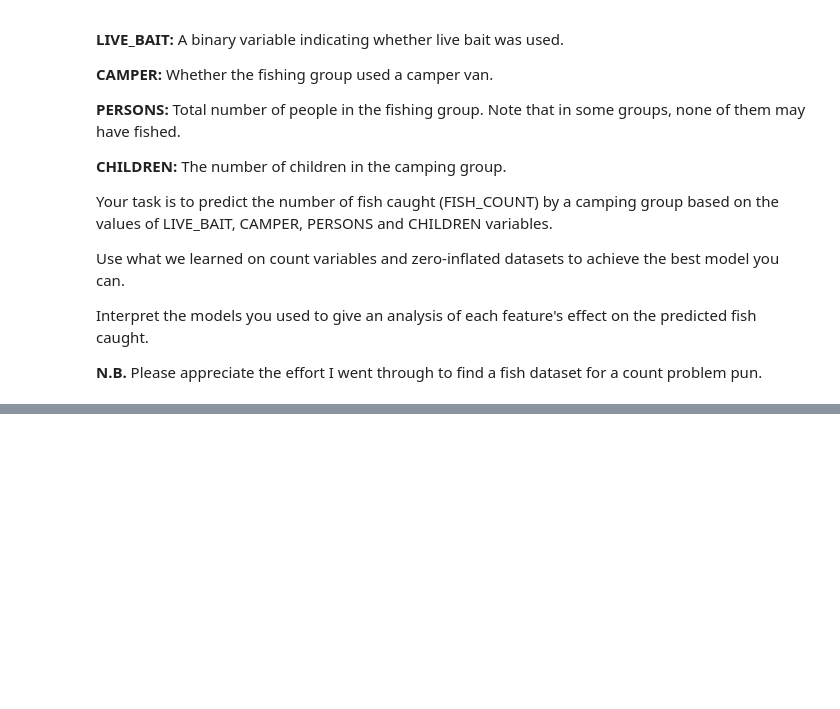
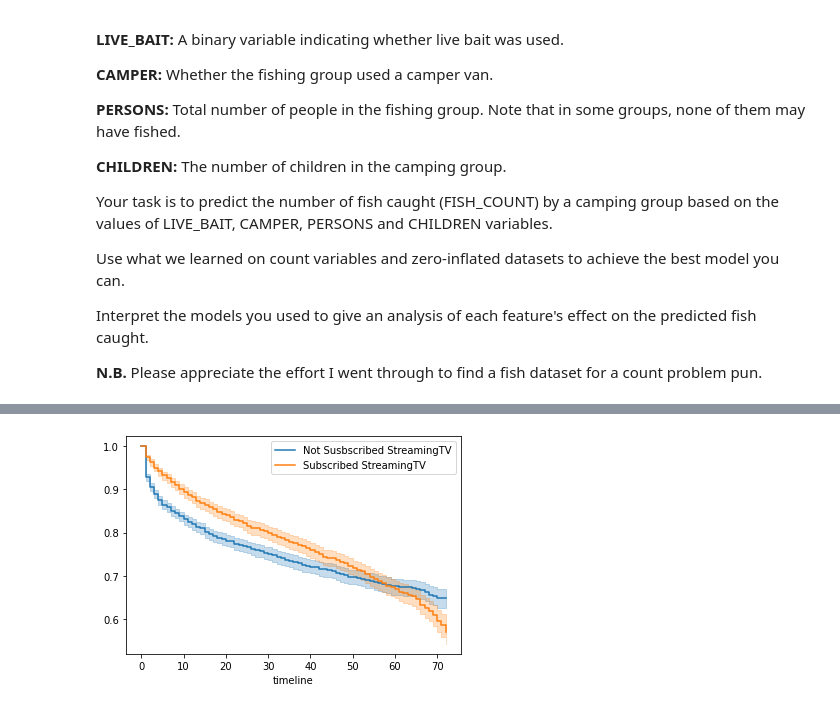
Before and after one commit to cb-ds-1/3-7-glm, a Jupyter notebook: workshop.ipynb, the cells around one changed output, grey strips where cells are left out. Drawn from its saved outputs; the diff is of its cells as text; code cells hidden in the pictures; blank space fills up the shorter version.

```diff
--- a/workshop.ipynb
+++ b/workshop.ipynb
@@ -95,0 +266,9 @@ Use either lifelines or statsmodels to implement a survival regression model pre
+# %%
+groups = df['StreamingTV']
+ix = (groups == 'Yes')
+kmf.fit(T[~ix], E[~ix], label='Not Susbscribed StreamingTV')
+ax = kmf.plot_survival_function()
+kmf.fit(T[ix], E[ix], label='Subscribed StreamingTV')
+ax = kmf.plot_survival_function(ax=ax)
+# %% [output]
+[figure, added]
```
Also changed, not shown: parts of 22 cells of this notebook, 2 other files.
